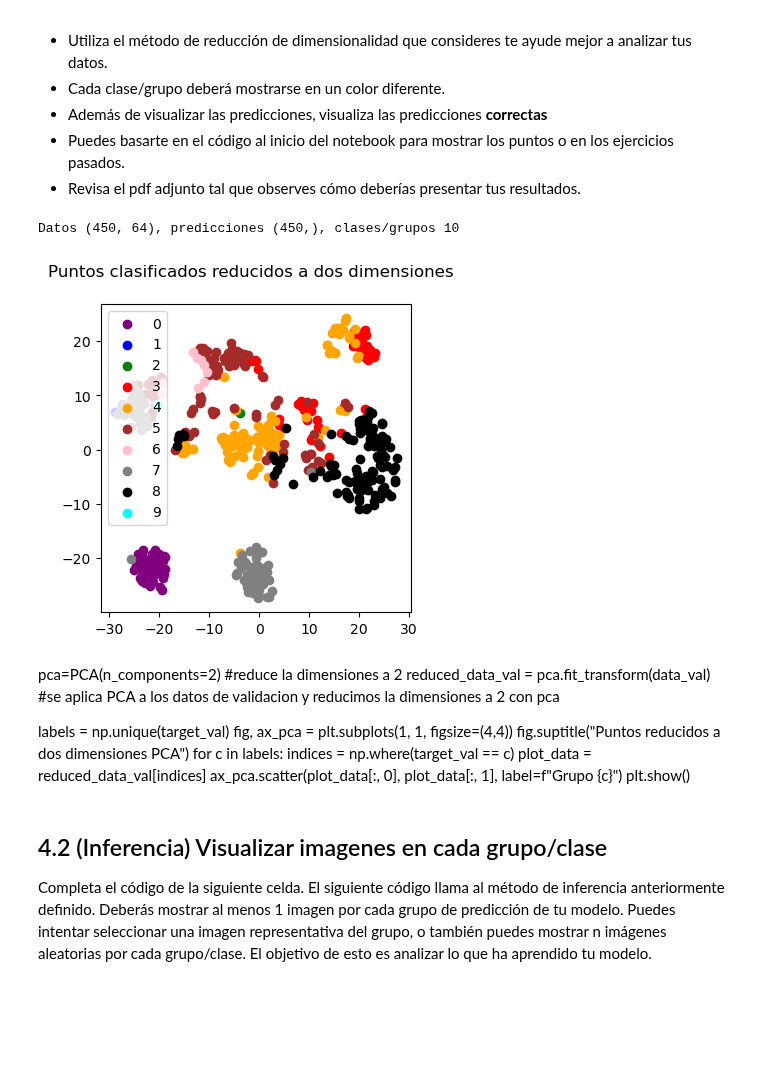
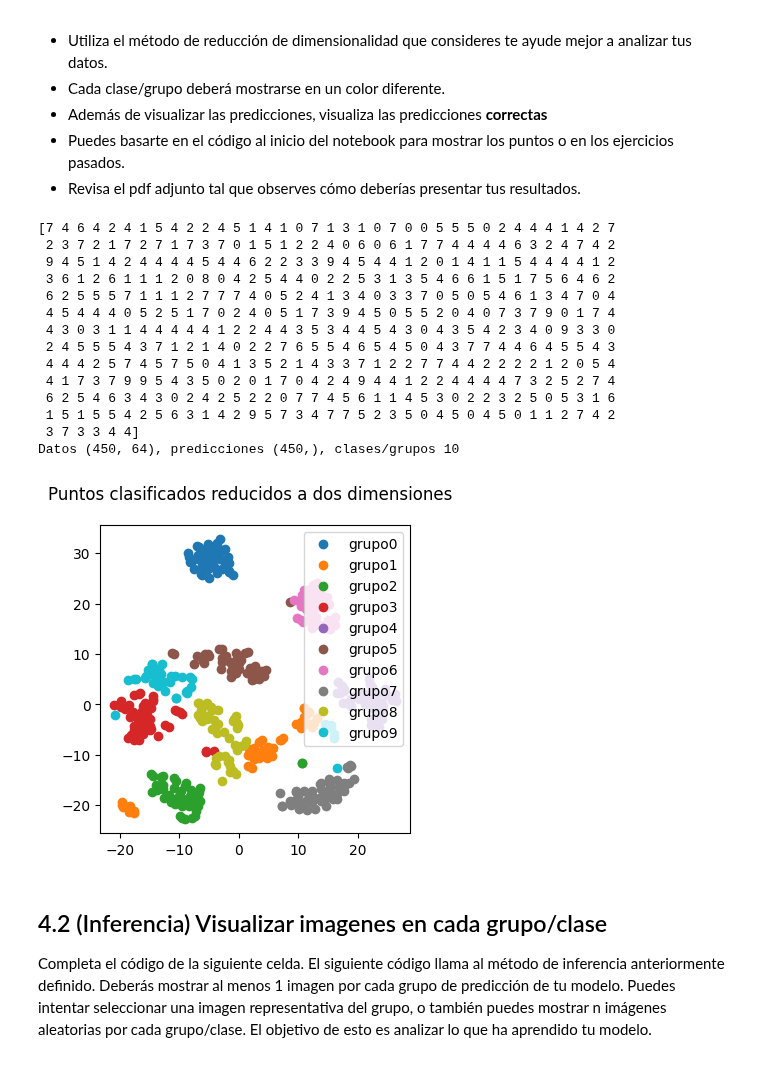
Before and after one commit to Montes000/SI23_Equipo3, a Jupyter notebook: proyecto_1_ML/proyecto_1_ML.ipynb, the cells around one changed output. Drawn from its saved outputs; the diff is of its cells as text; code cells hidden in the pictures; blank space fills up the shorter version.

```diff
--- a/proyecto_1_ML/proyecto_1_ML.ipynb
+++ b/proyecto_1_ML/proyecto_1_ML.ipynb
@@ -198,7 +198,7 @@ def mi_modelo(X, label):
     # TODO: Entrena el modelo y regresa el modelo entrenado en los datos de entrenamiento.
     # Entrena tu modelo con los DATOS NORMALIZADOS
 
-    model= KMeans(n_clusters=10, random_state=64)
+    model= KMeans(n_clusters=10, random_state=64) #creamos un modelo kmeans con 10 clusters, que son las imagenes de 0 al 9
     model.fit(data) #perfom dbscan clusterin from data
 
     return model
@@ -220,8 +220,7 @@ def mi_inferencia(modelo, X_val):
     # Regresa las predicciones de tu modelo para X_val.
     # Aplica inferencia sobre los DATOS NORMALIZADOS
 
-    preds = modelo.fit_predict(data) #regresa un arreglo de etiquetas de cluster para cada data
-
+    preds = modelo.predict(data) #regresa un arreglo de etiquetas de cluster para cada data
     return preds
 # Utilizamos solo los datos de entrenamiento (alta dimensionalidad) para entrenar
 modelo = mi_modelo(data_train, target_train)
@@ -245,49 +244,45 @@ Diseña un programa tal que puedas visualizar **las predicciones de TU modelo**
 # %%
 # Llamamos a inferencia de su modelo
 # preds deberá ser de la forma N,1
 # indicando el número al que corresponde cada imagen
 preds = mi_inferencia(modelo, data_val)
 # Buscamos la cantidad de grupos/clases que hay en los datos de validación
 group_pred = np.unique(preds)
 n_groups = len(group_pred)
 print(f"Datos {data_val.shape}, predicciones {preds.shape}, clases/grupos {n_groups}")
 
 fig, ax_reduced = plt.subplots(1, 1, figsize=(4,4))
 fig.suptitle("Puntos clasificados reducidos a dos dimensiones")
 
 
 # TODO: Grafíca los datos DE VALIDACIÓN reducidos (reduced_data_val)
 # con un color distinto para cada grupo/clase que tu modelo ha predecido (preds)
 #========== Start =========
+for c in group_pred:
+    indices=np.where(target_val == c) #se busca los indices en el conjunto de validacion
+    plot_data=reduced_data_val[indices]#se obtiene los puntos reducidos
+    ax_reduced.plot(plot_data[:,0],plot_data[:,1],'o', label=f"grupo{c}") #se grafica los puntos reducidos con color diferentes
+    ax_reduced.legend()#se muestra la leyenda de colores para cada grupo
 
-colors = ['purple', 'blue', 'green', 'red', 'orange', 'brown', 'pink', 'gray', 'black', 'cyan', 'black']
-preds_color = [colors[pred] for pred in preds]
-
-for grupo in group_pred:
-    mask = (preds == grupo)
-    reduced_data_val_group = reduced_data_val[mask]
-    ax_reduced.scatter(reduced_data_val_group[:,0], reduced_data_val_group[:,1], label=labels[grupo], c=colors[grupo])
-
-    # Agregar leyenda
-    ax_reduced.legend(labels, loc='best')
 
 #========== End ===========
 plt.show()
 # %% [output]
+[7 4 6 4 2 4 1 5 4 2 2 4 5 1 4 1 0 7 1 3 1 0 7 0 0 5 5 5 0 2 4 4 4 1 4 2 7
+ 2 3 7 2 1 7 2 7 1 7 3 7 0 1 5 1 2 2 4 0 6 0 6 1 7 7 4 4 4 4 6 3 2 4 7 4 2
+ 9 4 5 1 4 2 4 4 4 4 5 4 4 6 2 2 3 3 9 4 5 4 4 1 2 0 1 4 1 1 5 4 4 4 4 1 2
+ 3 6 1 2 6 1 1 1 2 0 8 0 4 2 5 4 4 0 2 2 5 3 1 3 5 4 6 6 1 5 1 7 5 6 4 6 2
+ 6 2 5 5 5 7 1 1 1 2 7 7 7 4 0 5 2 4 1 3 4 0 3 3 7 0 5 0 5 4 6 1 3 4 7 0 4
+ 4 5 4 4 4 0 5 2 5 1 7 0 2 4 0 5 1 7 3 9 4 5 0 5 5 2 0 4 0 7 3 7 9 0 1 7 4
+ 4 3 0 3 1 1 4 4 4 4 4 1 2 2 4 4 3 5 3 4 4 5 4 3 0 4 3 5 4 2 3 4 0 9 3 3 0
+ 2 4 5 5 5 4 3 7 1 2 1 4 0 2 2 7 6 5 5 4 6 5 4 5 0 4 3 7 7 4 4 6 4 5 5 4 3
+ 4 4 4 2 5 7 4 5 7 5 0 4 1 3 5 2 1 4 3 3 7 1 2 2 7 7 4 4 2 2 2 2 1 2 0 5 4
+ 4 1 7 3 7 9 9 5 4 3 5 0 2 0 1 7 0 4 2 4 9 4 4 1 2 2 4 4 4 4 7 3 2 5 2 7 4
+ 6 2 5 4 6 3 4 3 0 2 4 2 5 2 2 0 7 7 4 5 6 1 1 4 5 3 0 2 2 3 2 5 0 5 3 1 6
+ 1 5 1 5 5 4 2 5 6 3 1 4 2 9 5 7 3 4 7 7 5 2 3 5 0 4 5 0 4 5 0 1 1 2 7 4 2
+ 3 7 3 3 4 4]
 Datos (450, 64), predicciones (450,), clases/grupos 10
-[figure, old version]
+[figure, new version]
-# %% [markdown]
-pca=PCA(n_components=2) #reduce la dimensiones a 2
-reduced_data_val = pca.fit_transform(data_val) #se aplica PCA a los datos de validacion y reducimos la dimensiones a 2 con pca
-
-labels = np.unique(target_val)
-fig, ax_pca = plt.subplots(1, 1, figsize=(4,4))
-fig.suptitle("Puntos reducidos a dos dimensiones PCA")
-for c in labels:
-    indices = np.where(target_val == c)
-    plot_data = reduced_data_val[indices]
-    ax_pca.scatter(plot_data[:, 0], plot_data[:, 1], label=f"Grupo {c}")
-plt.show()
 # %% [markdown]
 ## 4.2 (Inferencia) Visualizar imagenes en cada grupo/clase
 Completa el código de la siguiente celda. El siguiente código llama al método de inferencia anteriormente definido. Deberás mostrar al menos 1 imagen por cada grupo de predicción de tu modelo. Puedes intentar seleccionar una imagen representativa del grupo, o también puedes mostrar n imágenes aleatorias por cada grupo/clase. El objetivo de esto es analizar lo que ha aprendido tu modelo.
```
Also changed, not shown: parts of 4 cells of this notebook.
